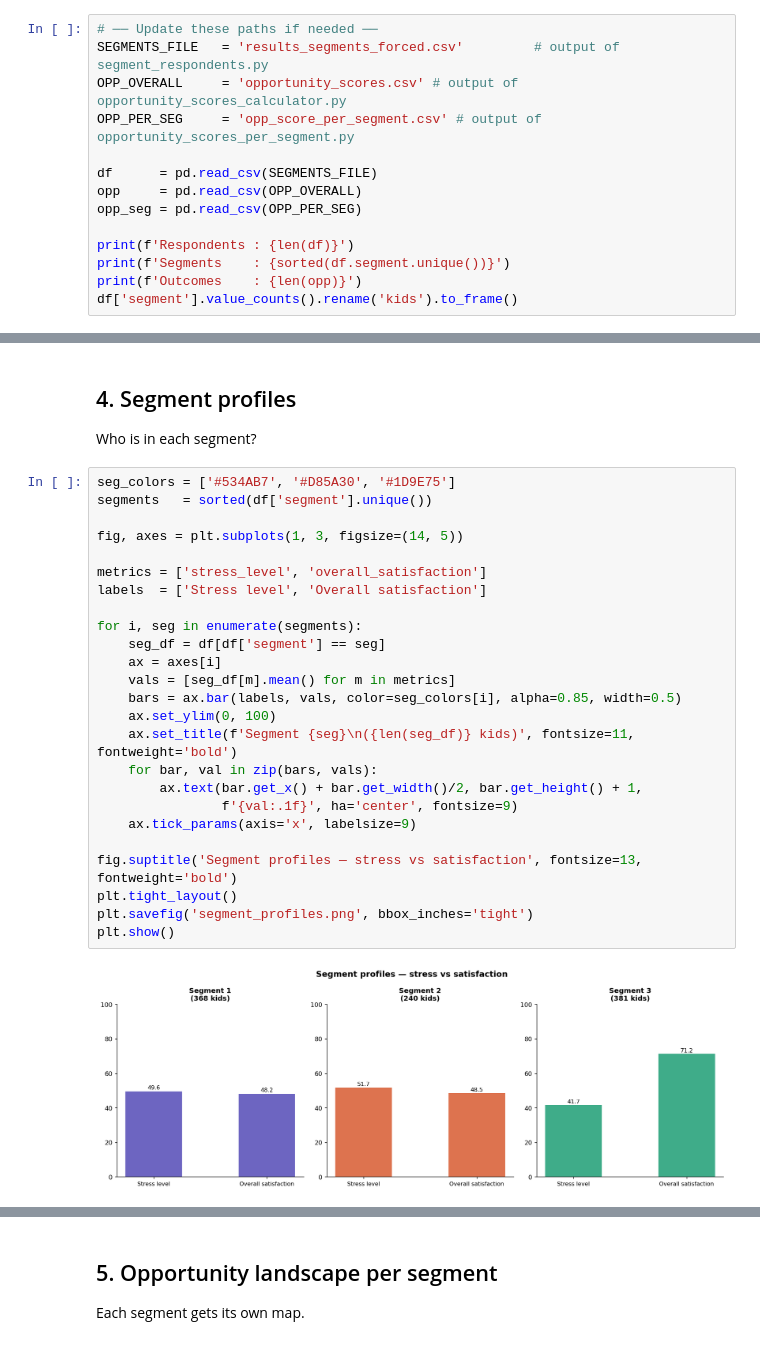
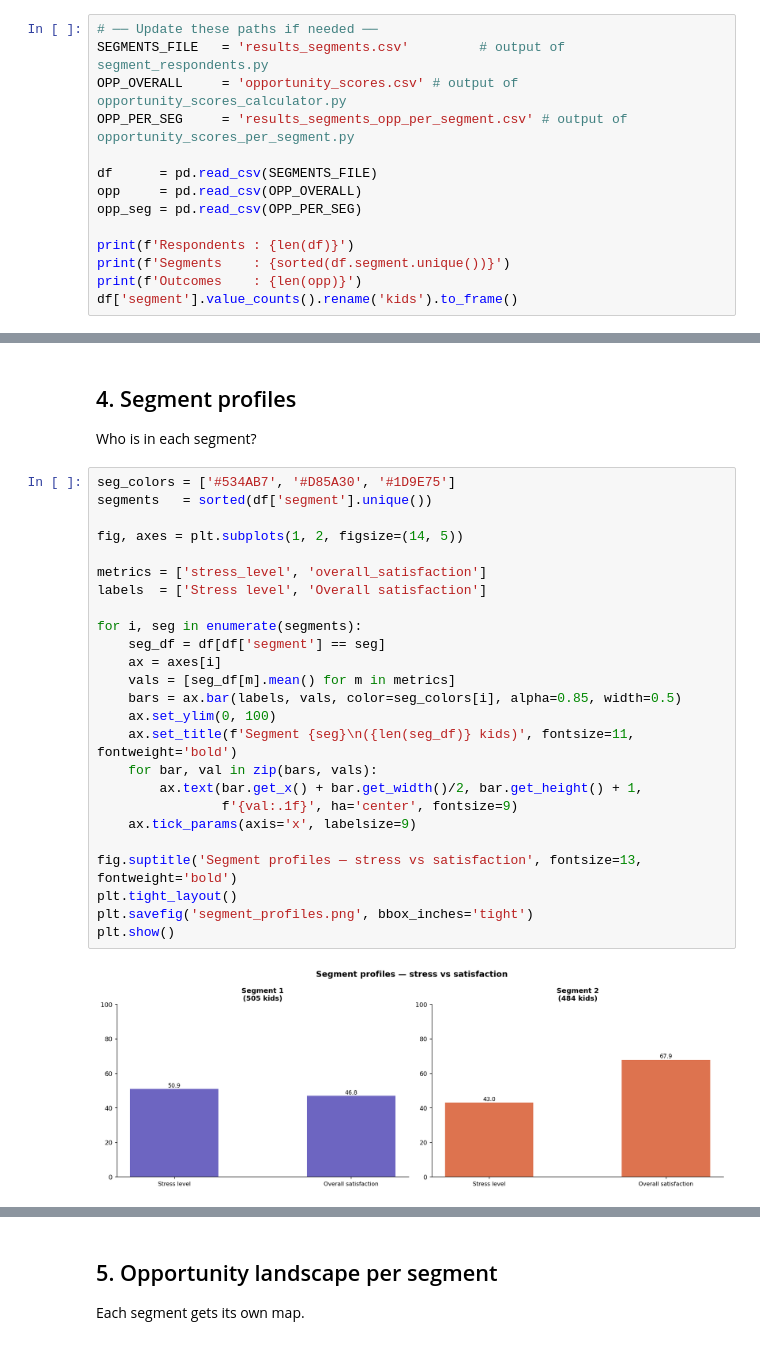
Before and after one commit to dophat1/jtbd-synthetic-survey, a Jupyter notebook: jtbd_analysis.ipynb, the cells around one changed output, grey strips where cells are left out. Saved outputs shown, nothing was run; the diff lists cells and outputs as text.

Commit message:
refine the segments of kids in the clubs

```diff
--- a/jtbd_analysis.ipynb
+++ b/jtbd_analysis.ipynb
@@ -33,9 +33,9 @@ Libraries loaded.
 ## 1. Load data
 # %%
 # ── Update these paths if needed ──
-SEGMENTS_FILE   = 'results_segments_forced.csv'         # output of segment_respondents.py
+SEGMENTS_FILE   = 'results_segments.csv'         # output of segment_respondents.py
 OPP_OVERALL     = 'opportunity_scores.csv' # output of opportunity_scores_calculator.py
-OPP_PER_SEG     = 'opp_score_per_segment.csv' # output of opportunity_scores_per_segment.py
+OPP_PER_SEG     = 'results_segments_opp_per_segment.csv' # output of opportunity_scores_per_segment.py
 
 df      = pd.read_csv(SEGMENTS_FILE)
 opp     = pd.read_csv(OPP_OVERALL)
@@ -154,27 +205,27 @@ Who is in each segment?
 # %%
 seg_colors = ['#534AB7', '#D85A30', '#1D9E75']
 segments   = sorted(df['segment'].unique())
 
-fig, axes = plt.subplots(1, 3, figsize=(14, 5))
+fig, axes = plt.subplots(1, 2, figsize=(14, 5))
 
 metrics = ['stress_level', 'overall_satisfaction']
 labels  = ['Stress level', 'Overall satisfaction']
 
 for i, seg in enumerate(segments):
     seg_df = df[df['segment'] == seg]
     ax = axes[i]
     vals = [seg_df[m].mean() for m in metrics]
     bars = ax.bar(labels, vals, color=seg_colors[i], alpha=0.85, width=0.5)
     ax.set_ylim(0, 100)
     ax.set_title(f'Segment {seg}\n({len(seg_df)} kids)', fontsize=11, fontweight='bold')
     for bar, val in zip(bars, vals):
         ax.text(bar.get_x() + bar.get_width()/2, bar.get_height() + 1,
                 f'{val:.1f}', ha='center', fontsize=9)
     ax.tick_params(axis='x', labelsize=9)
 
 fig.suptitle('Segment profiles — stress vs satisfaction', fontsize=13, fontweight='bold')
 plt.tight_layout()
 plt.savefig('segment_profiles.png', bbox_inches='tight')
 plt.show()
 # %% [output]
-[figure, old version]
+[figure, new version]
```
Also changed, not shown: parts of 13 cells of this notebook, 1 other file.
